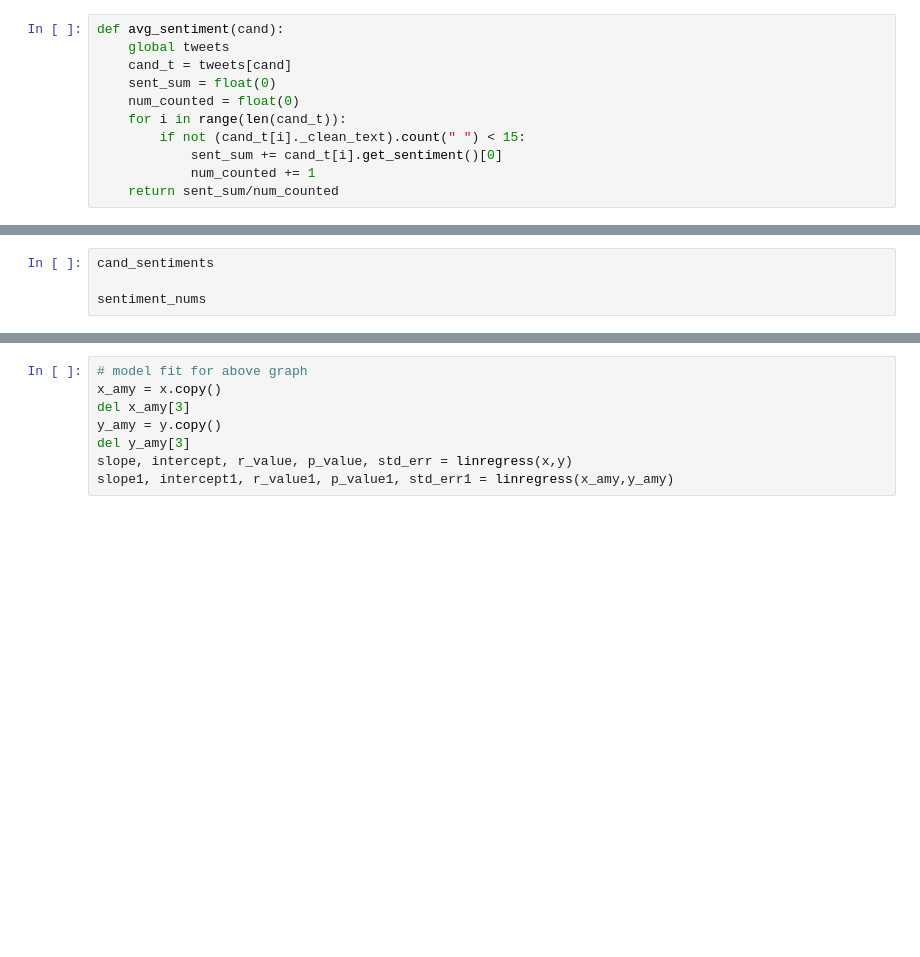
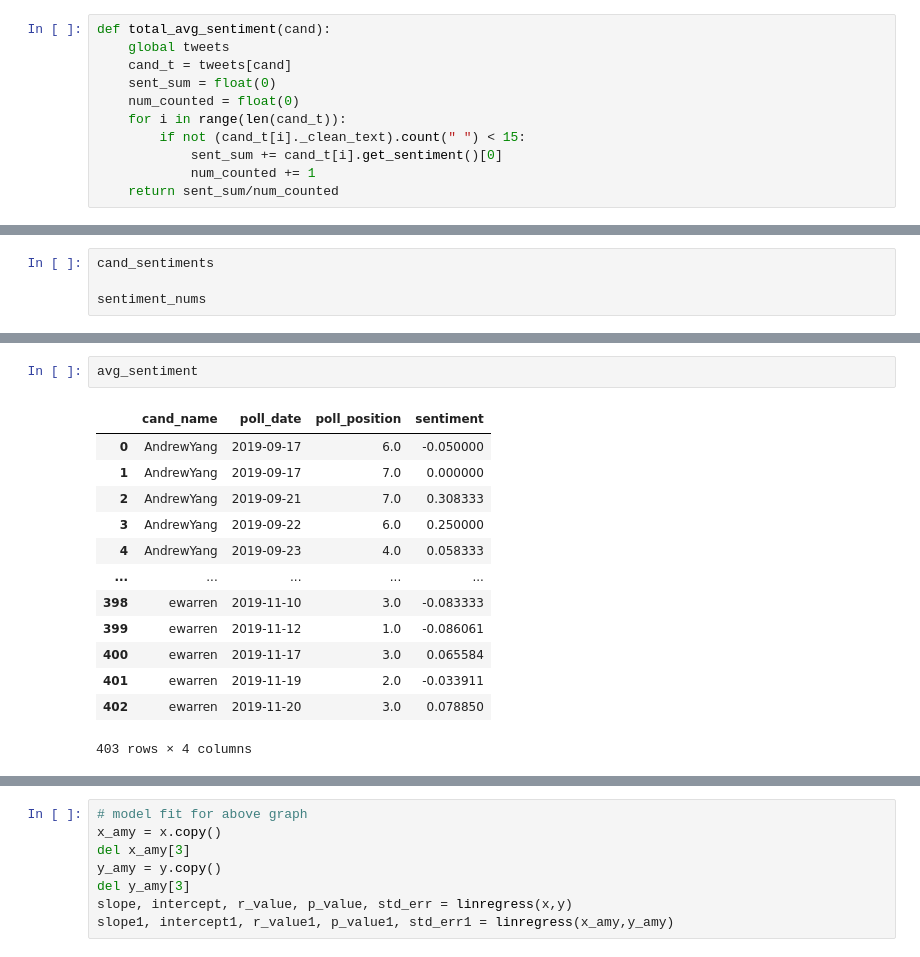
Before and after one commit to pmohamma/political_tweet_analysis, a Jupyter notebook: tweet_setup.ipynb, the cells around one changed output, grey strips where cells are left out. Drawn from its saved outputs; the diff is of its cells as text; blank space fills up the shorter version.

```diff
--- a/tweet_setup.ipynb
+++ b/tweet_setup.ipynb
@@ -174,5 +163,5 @@ JoeBiden    484
 # %%
-def avg_sentiment(cand):
+def total_avg_sentiment(cand):
     global tweets
     cand_t = tweets[cand]
     sent_sum = float(0)
@@ -236,3 +252,19 @@ sentiment_nums
+# %%
+avg_sentiment
+# %% [output]
+|  | cand_name | poll_date | poll_position | sentiment |
+| 0 | AndrewYang | 2019-09-17 | 6.0 | -0.050000 |
+| 1 | AndrewYang | 2019-09-17 | 7.0 | 0.000000 |
+| 2 | AndrewYang | 2019-09-21 | 7.0 | 0.308333 |
+| 3 | AndrewYang | 2019-09-22 | 6.0 | 0.250000 |
+| 4 | AndrewYang | 2019-09-23 | 4.0 | 0.058333 |
+| ... | ... | ... | ... | ... |
+| 398 | ewarren | 2019-11-10 | 3.0 | -0.083333 |
+| 399 | ewarren | 2019-11-12 | 1.0 | -0.086061 |
+| 400 | ewarren | 2019-11-17 | 3.0 | 0.065584 |
+| 401 | ewarren | 2019-11-19 | 2.0 | -0.033911 |
+| 402 | ewarren | 2019-11-20 | 3.0 | 0.078850 |
+403 rows × 4 columns
 # %%
 def getImage(path):
     if path == 'images/sanders.png':
```
Also changed, not shown: parts of 14 cells of this notebook, 4 other files.
